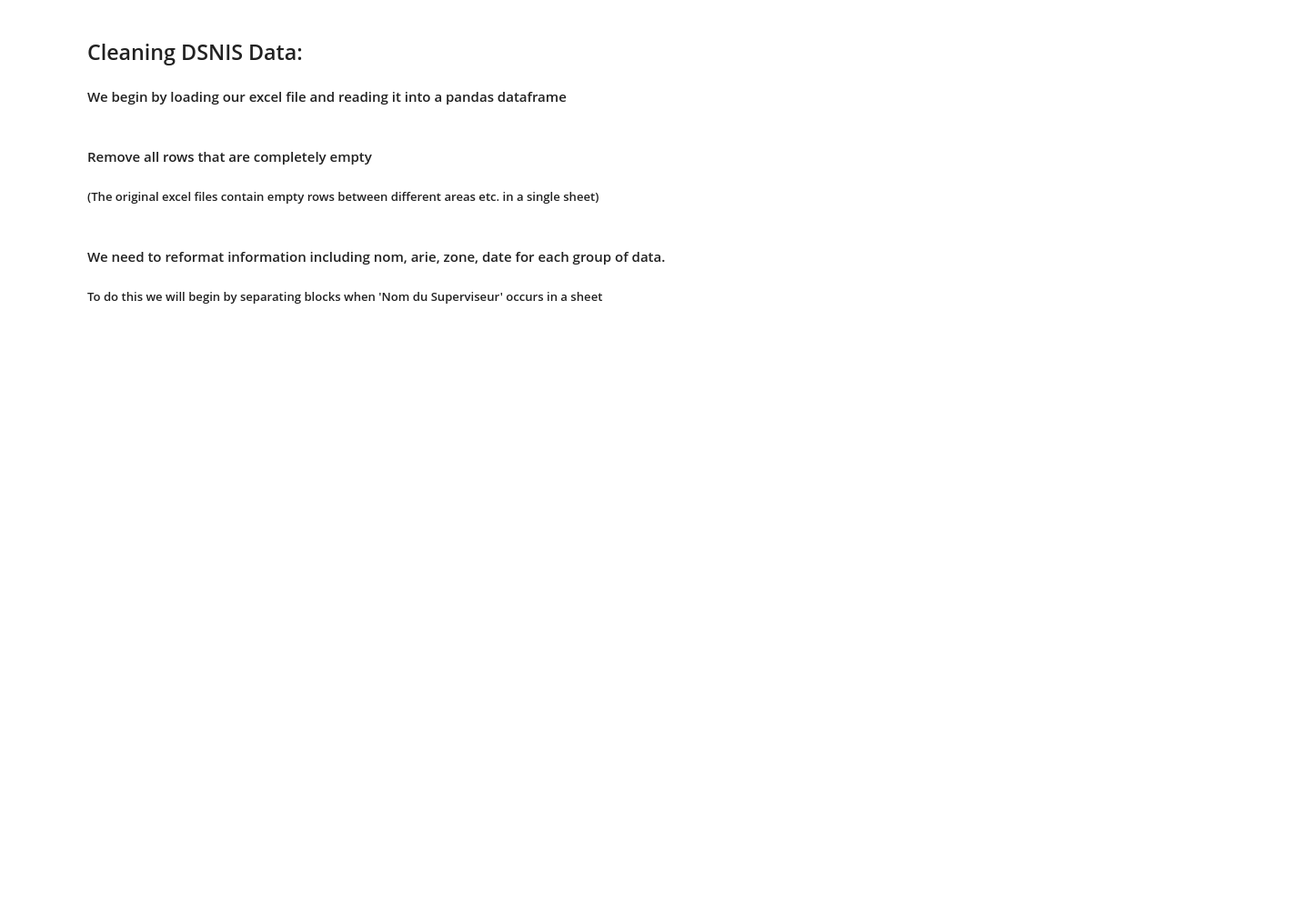
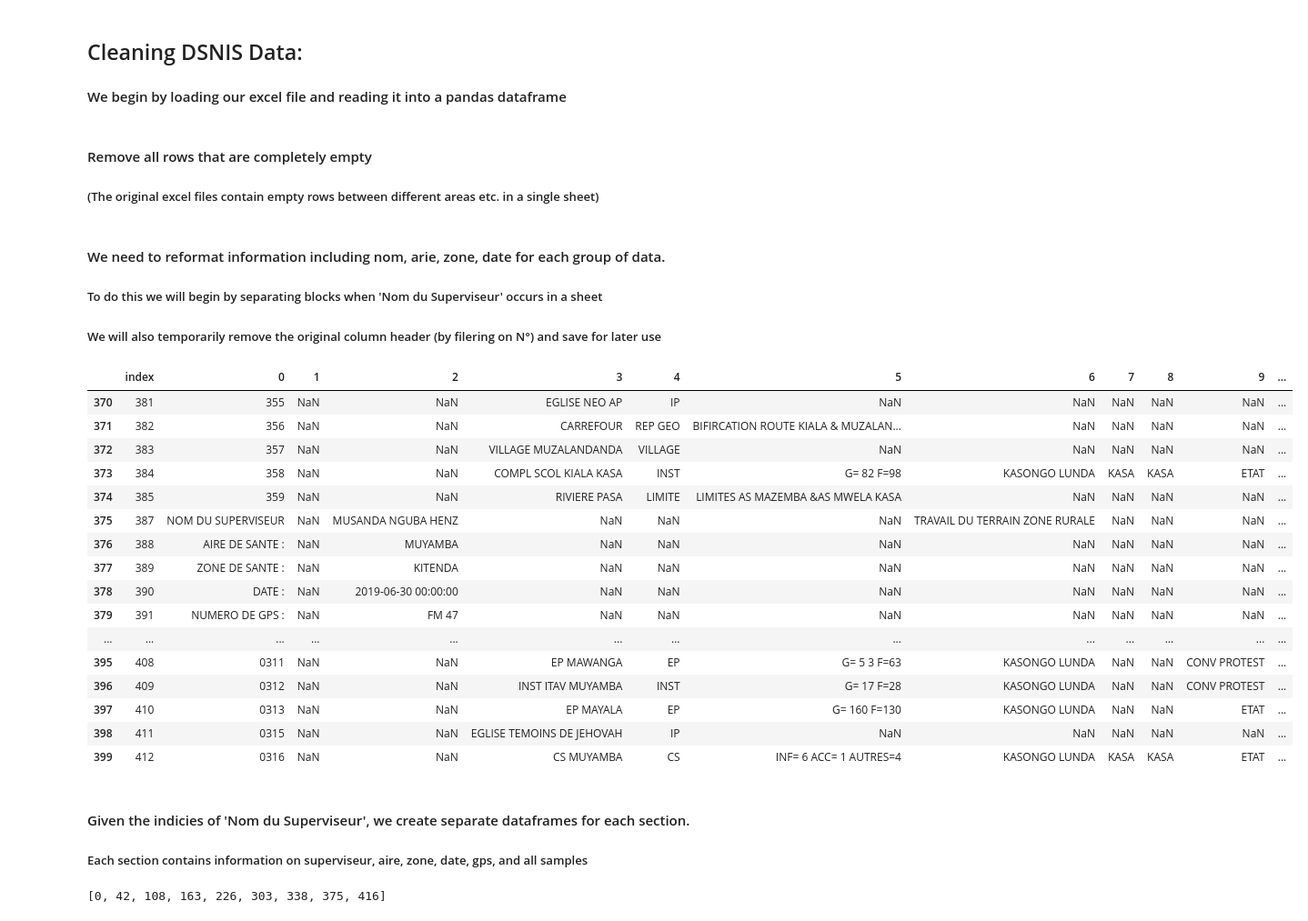
Before and after one commit to ZanePeycke/DSNIS, a Jupyter notebook: processing_example.ipynb, the cells around one changed output. Shown: that part at 91% size. Cells and saved outputs as stored; diff of their text form; code cells hidden in the pictures; blank space fills up the shorter version.

```diff
--- a/processing_example.ipynb
+++ b/processing_example.ipynb
@@ -10,9 +10,9 @@ df = pd.read_excel(file_path, header=None)
 ##### (The original excel files contain empty rows between different areas etc. in a single sheet)
 # %%
 df.dropna(how='all', inplace=True)
-df.ffill(inplace=True)
 # We reset the numerical index to find our split points later
 df.reset_index(inplace=True)
 # %% [markdown]
 #### We need to reformat information including nom, arie, zone, date for each group of data.
 ##### To do this we will begin by separating blocks when 'Nom du Superviseur' occurs in a sheet
+##### We will also temporarily remove the original column header (by filering on N°) and save for later use
@@ -24,0 +19,20 @@ for index in range(len(df.index)):
+# %%
+df[370:400]
+# %% [output]
+|  | index | 0 | 1 | 2 | 3 | 4 | 5 | 6 | 7 | 8 | 9 | ... |
+| 370 | 381 | 355 | NaN | NaN | EGLISE NEO AP | IP | NaN | NaN | NaN | NaN | NaN | ... |
+| 371 | 382 | 356 | NaN | NaN | CARREFOUR | REP GEO | BIFIRCATION ROUTE KIALA & MUZALAN... | NaN | NaN | NaN | NaN | ... |
+| 372 | 383 | 357 | NaN | NaN | VILLAGE MUZALANDANDA | VILLAGE | NaN | NaN | NaN | NaN | NaN | ... |
+| 373 | 384 | 358 | NaN | NaN | COMPL SCOL KIALA KASA | INST | G= 82 F=98 | KASONGO LUNDA | KASA | KASA | ETAT | ... |
+| 374 | 385 | 359 | NaN | NaN | RIVIERE PASA | LIMITE | LIMITES AS MAZEMBA &AS MWELA KASA | NaN | NaN | NaN | NaN | ... |
+| 375 | 387 | NOM DU SUPERVISEUR | NaN | MUSANDA NGUBA HENZ | NaN | NaN | NaN | TRAVAIL DU TERRAIN ZONE RURALE | NaN | NaN | NaN | ... |
+| 376 | 388 | AIRE DE SANTE : | NaN | MUYAMBA | NaN | NaN | NaN | NaN | NaN | NaN | NaN | ... |
+| 377 | 389 | ZONE DE SANTE : | NaN | KITENDA | NaN | NaN | NaN | NaN | NaN | NaN | NaN | ... |
+| 378 | 390 | DATE : | NaN | 2019-06-30 00:00:00 | NaN | NaN | NaN | NaN | NaN | NaN | NaN | ... |
+| 379 | 391 | NUMERO DE GPS : | NaN | FM 47 | NaN | NaN | NaN | NaN | NaN | NaN | NaN | ... |
+| ... | ... | ... | ... | ... | ... | ... | ... | ... | ... | ... | ... | ... |
+| 395 | 408 | 0311 | NaN | NaN | EP MAWANGA | EP | G= 5 3 F=63 | KASONGO LUNDA | NaN | NaN | CONV PROTEST | ... |
+| 396 | 409 | 0312 | NaN | NaN | INST ITAV MUYAMBA | INST | G= 17 F=28 | KASONGO LUNDA | NaN | NaN | CONV PROTEST | ... |
+| 397 | 410 | 0313 | NaN | NaN | EP MAYALA | EP | G= 160 F=130 | KASONGO LUNDA | NaN | NaN | ETAT | ... |
+| 398 | 411 | 0315 | NaN | NaN | EGLISE TEMOINS DE JEHOVAH | IP | NaN | NaN | NaN | NaN | NaN | ... |
+| 399 | 412 | 0316 | NaN | NaN | CS MUYAMBA | CS | INF= 6 ACC= 1 AUTRES=4 | KASONGO LUNDA | KASA | KASA | ETAT | ... |
@@ -25,2 +55,5 @@ for index in range(len(df.index)):
+# %% [markdown]
+#### Given the indicies of 'Nom du Superviseur', we create separate dataframes for each section.
+##### Each section contains information on superviseur, aire, zone, date, gps, and all samples
 # %%
 df_list = []
@@ -29,0 +63,4 @@ for i in range(len(index_list)-1):
+# %%
+index_list
+# %% [output]
+[0, 42, 108, 163, 226, 303, 338, 375, 416]
```
Also changed, not shown: parts of 13 cells of this notebook.
